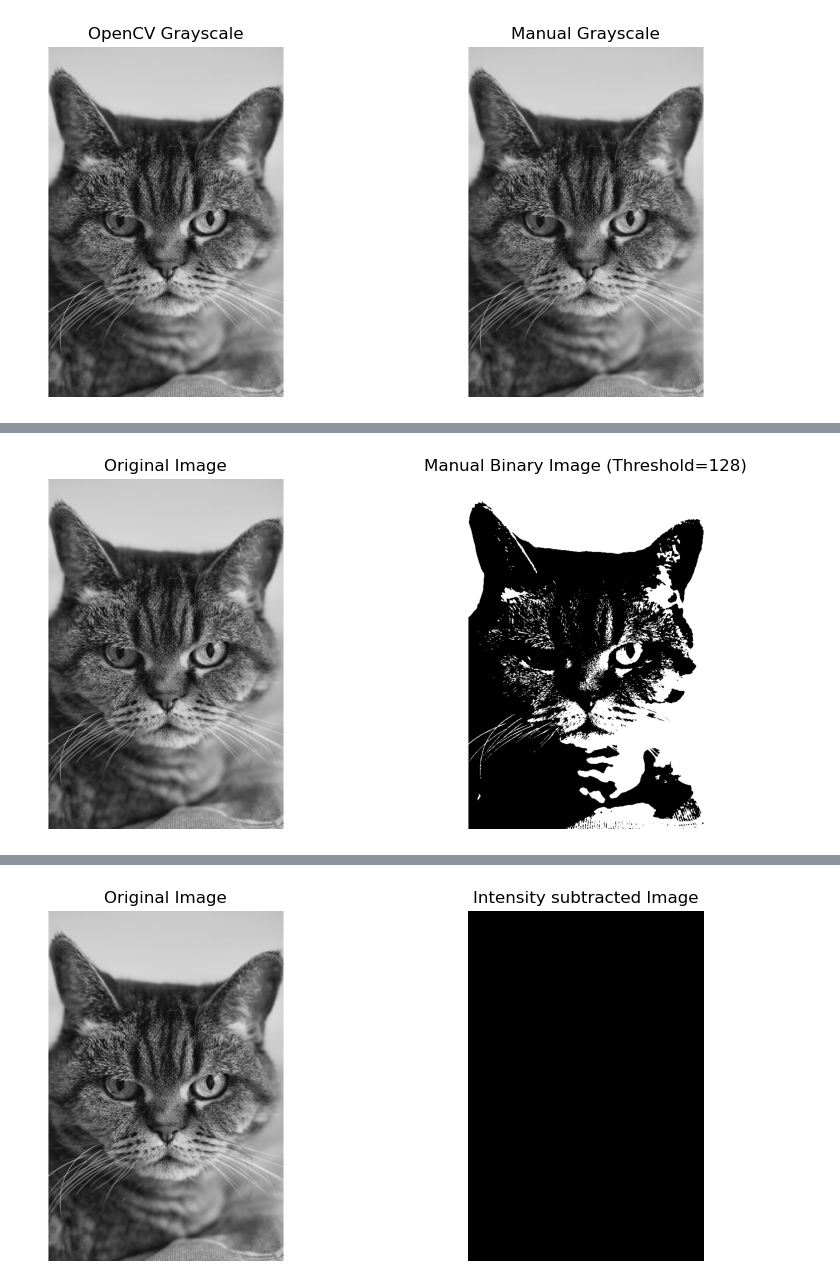
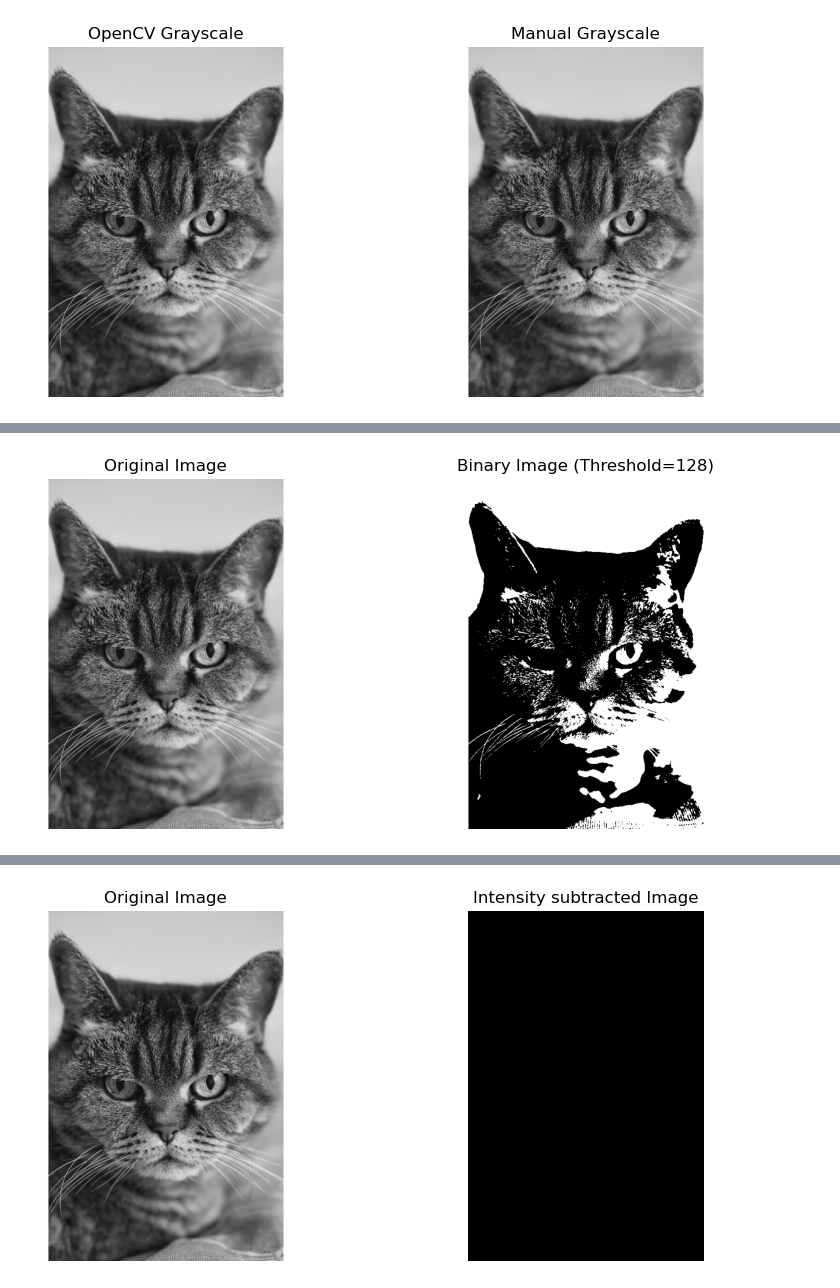
Before and after one commit to mdshiblinoman/Digital-Image-Processing-Lab, a Jupyter notebook: intensity_trasformation.ipynb, the cells around one changed output, grey strips where cells are left out. Cells and saved outputs as stored; diff of their text form; code cells hidden in the pictures.

```diff
--- a/intensity_trasformation.ipynb
+++ b/intensity_trasformation.ipynb
@@ -62,11 +53,19 @@ show_pair(I, Ib, "Original Image", "Binary (Threshold) Image", left_gray=True, r
 # %%
 # Manually Implement Image Thresholding
 def manual_threshold(image, threshold):
-    binary_image = np.zeros_like(image, dtype=np.uint8)
-    binary_image[image > threshold] = 255
-    return binary_image
-threshold_value = 128  # Example threshold value
+    return (image > threshold).astype(np.uint8) * 255
+
+threshold_value = 128
+
 Ib_manual = manual_threshold(I, threshold_value)
-show_pair(I, Ib_manual, "Original Image", f"Manual Binary Image (Threshold={threshold_value})", left_gray=True, right_gray=True)
+
+show_pair(
+    I,
+    Ib_manual,
+    "Original Image",
+    f"Binary Image (Threshold={threshold_value})",
+    left_gray=True,
+    right_gray=True
+)
 # %% [output]
-[figure, old version]
+[figure, new version]
```
Also changed, not shown: parts of 7 cells of this notebook.
